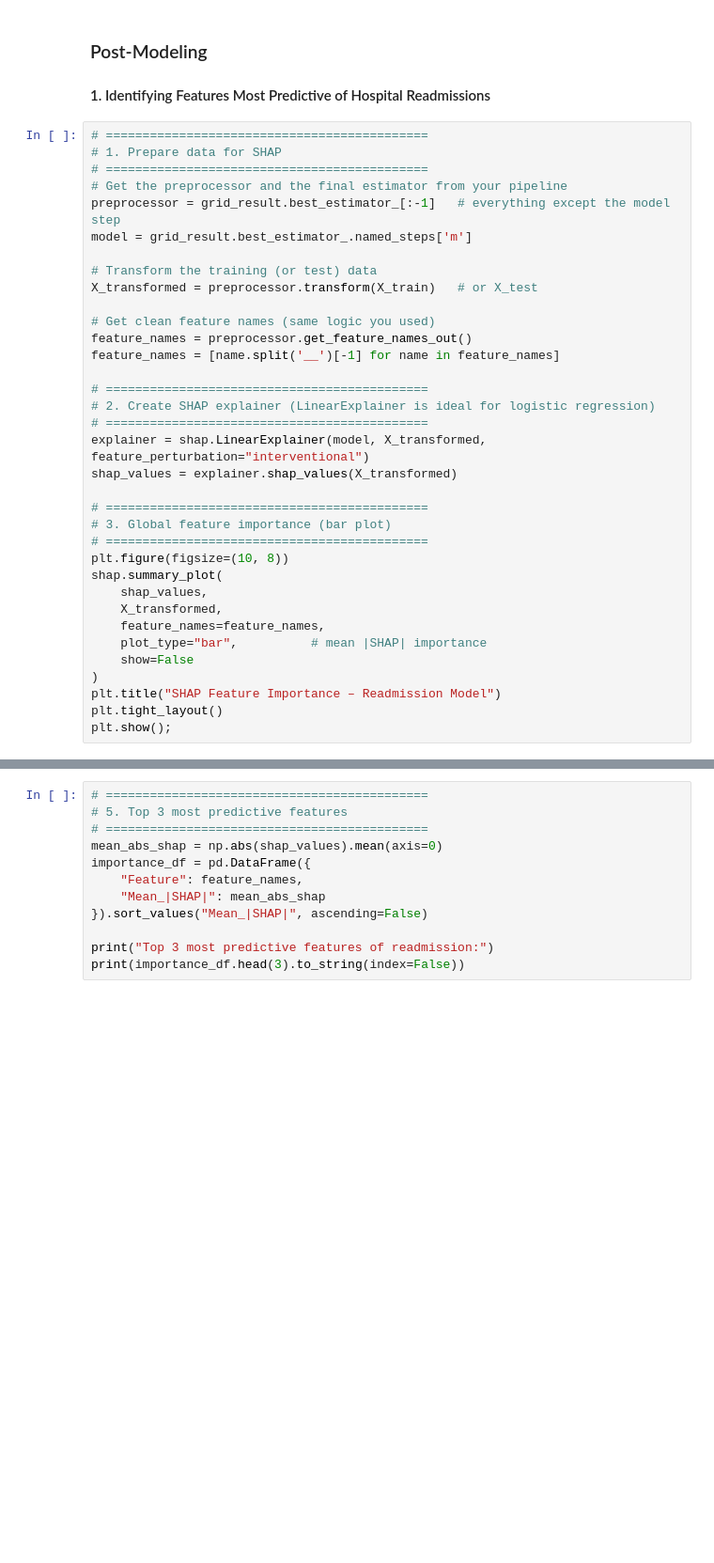
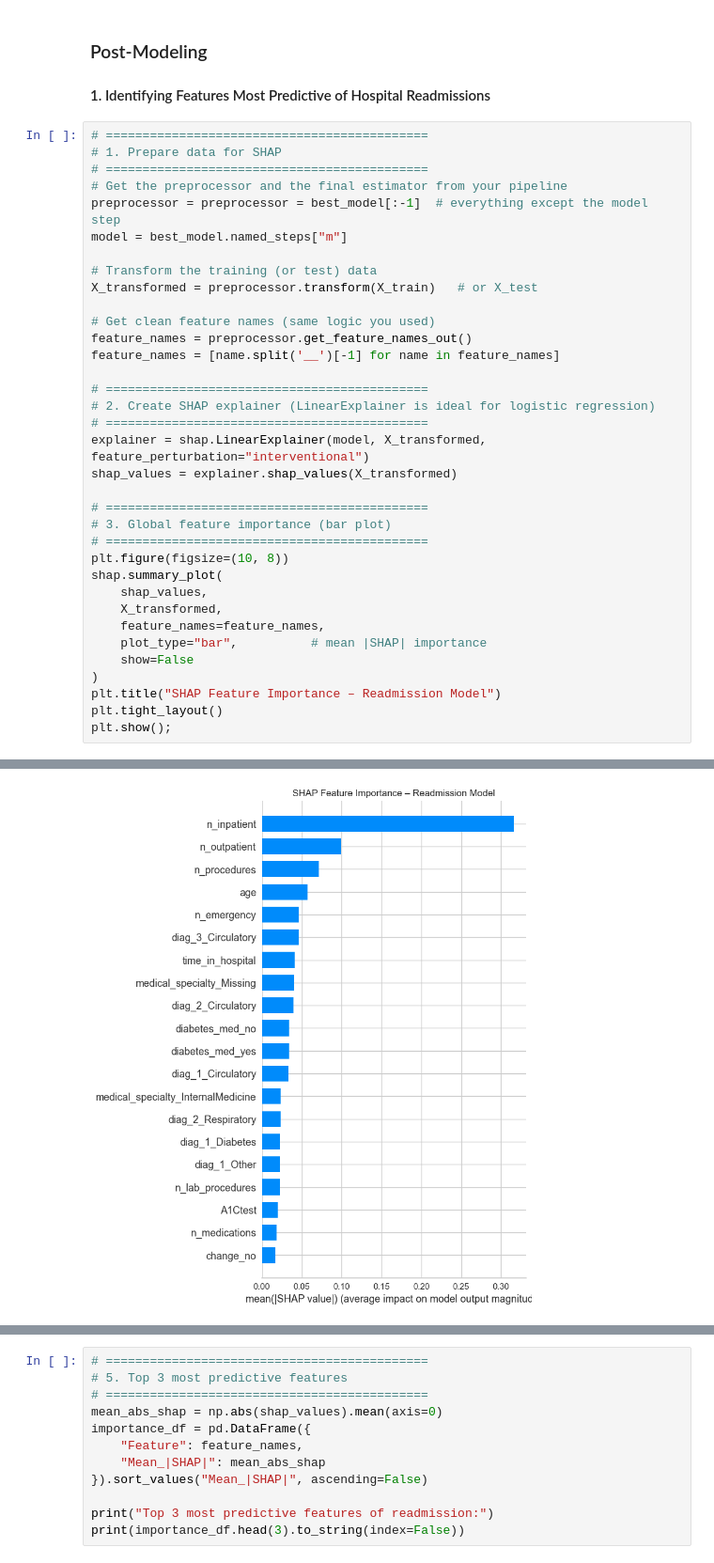
Before and after one commit to yvetteekon/hospital-readmissions-mlops-genai, a Jupyter notebook: notebooks/01 data preprocess + modeling + post-model analyses.ipynb, the cells around one changed output, grey strips where cells are left out. Shown at 94% size. Saved outputs shown, nothing was run; the diff lists cells and outputs as text; blank space fills up the shorter version.

```diff
--- a/notebooks/01 data preprocess + modeling + post-model analyses.ipynb
+++ b/notebooks/01 data preprocess + modeling + post-model analyses.ipynb
@@ -851,8 +851,8 @@ This makes it easy to justify the final threshold choice to stakeholders (e.g.,
 # 1. Prepare data for SHAP
 # ============================================
 # Get the preprocessor and the final estimator from your pipeline
-preprocessor = grid_result.best_estimator_[:-1]   # everything except the model step
-model = grid_result.best_estimator_.named_steps['m']
+preprocessor = preprocessor = best_model[:-1]  # everything except the model step
+model = best_model.named_steps["m"]
 
 # Transform the training (or test) data
 X_transformed = preprocessor.transform(X_train)   # or X_test
@@ -886,3 +885,4 @@ NameError: name 'grid_result' is not defined
+[figure, added]
 # %%
 # ============================================
 # 4. Detailed beeswarm plot (direction + magnitude)
```
Also changed, not shown: parts of 10 cells of this notebook, 3 other files.
